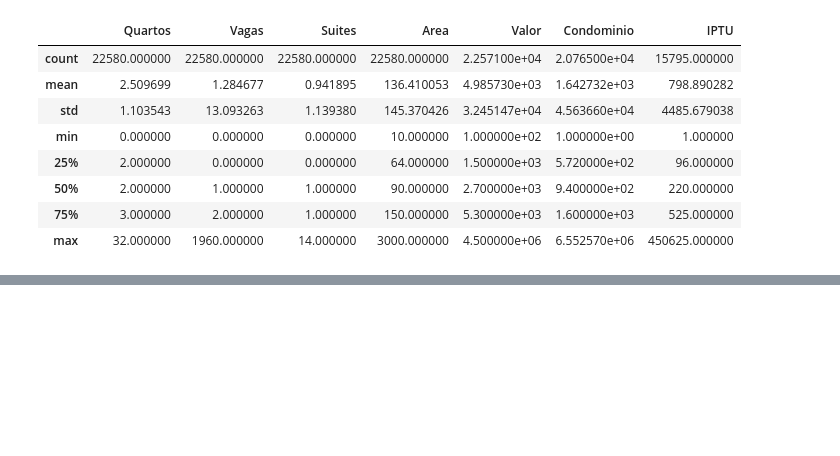
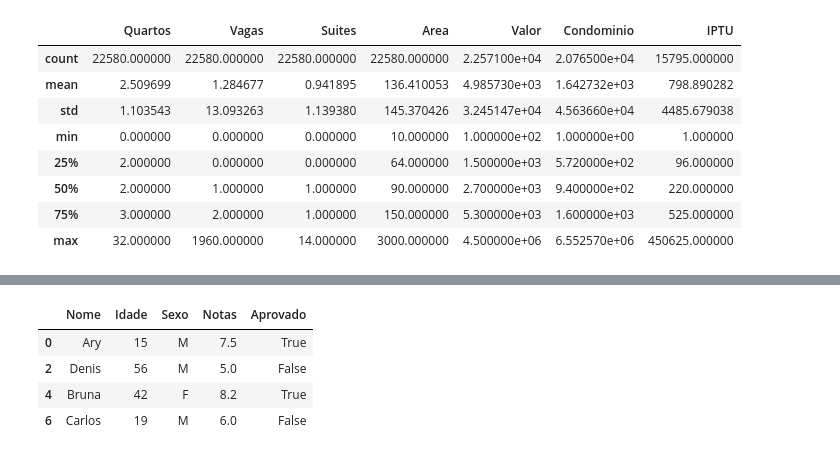
Before and after one commit to LeonardoLeiteMeira/data_science, a Jupyter notebook: pandas/base_de_dados.ipynb, the cells around one changed output, grey strips where cells are left out. Saved outputs shown, nothing was run; the diff lists cells and outputs as text; code cells hidden in the pictures; blank space fills up the shorter version.

```diff
--- a/pandas/base_de_dados.ipynb
+++ b/pandas/base_de_dados.ipynb
@@ -222,0 +312,10 @@ TypeError: bar_label() missing 1 required positional argument: 'container'
+# %%
+selecao_alunos_idade = ((alunos["Idade"] > 10) & (alunos["Idade"]<20)) | (alunos["Idade"]>=40)
+alunos_por_idade = alunos[selecao_alunos_idade]
+alunos_por_idade
+# %% [output]
+|  | Nome | Idade | Sexo | Notas | Aprovado |
+| 0 | Ary | 15 | M | 7.5 | True |
+| 2 | Denis | 56 | M | 5.0 | False |
+| 4 | Bruna | 42 | F | 8.2 | True |
+| 6 | Carlos | 19 | M | 6.0 | False |
```
Also changed, not shown: parts of 19 cells of this notebook, 4 other files.
